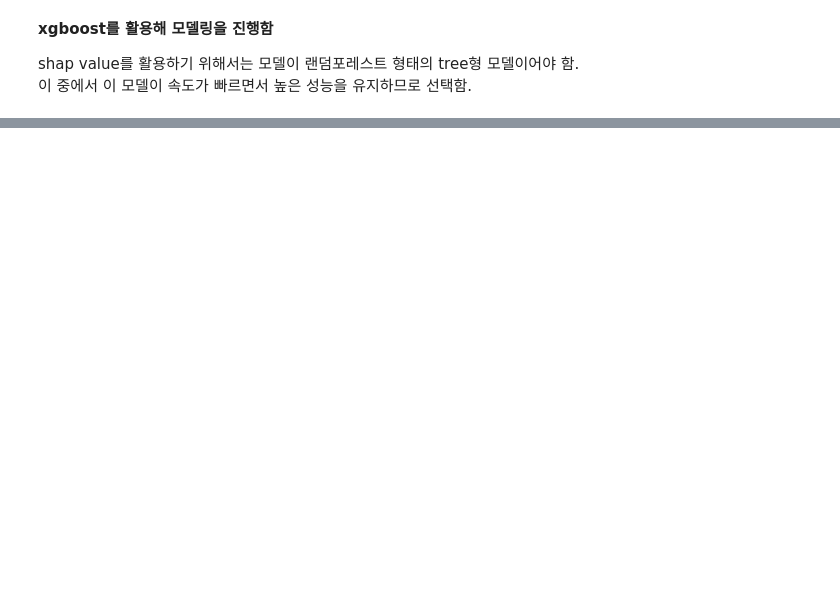
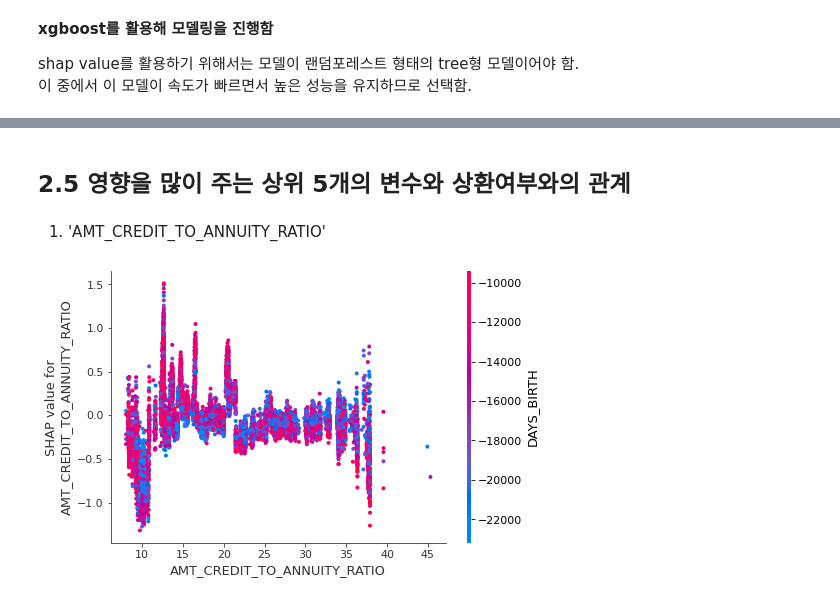
Before and after one commit to LeeSY2/Online-Classes, a Jupyter notebook: 누구에게 돈을 빌려줄것인가.ipynb, the cells around one changed output, grey strips where cells are left out. Cells and saved outputs as stored; diff of their text form; code cells hidden in the pictures; blank space fills up the shorter version.

```diff
--- a/누구에게 돈을 빌려줄것인가.ipynb
+++ b/누구에게 돈을 빌려줄것인가.ipynb
@@ -237,0 +297,8 @@ model = XGBClassifier(n_estimator=100, learning_rate=0.1)
+# %% [markdown]
+## 2.5 영향을 많이 주는 상위 5개의 변수와 상환여부와의 관계
+# %% [markdown]
+1. 'AMT_CREDIT_TO_ANNUITY_RATIO'
+# %%
+shap.dependence_plot('AMT_CREDIT_TO_ANNUITY_RATIO' , shap_values, train[input_var])
+# %% [output]
+[figure, added]
```
Also changed, not shown: parts of 37 cells of this notebook.
